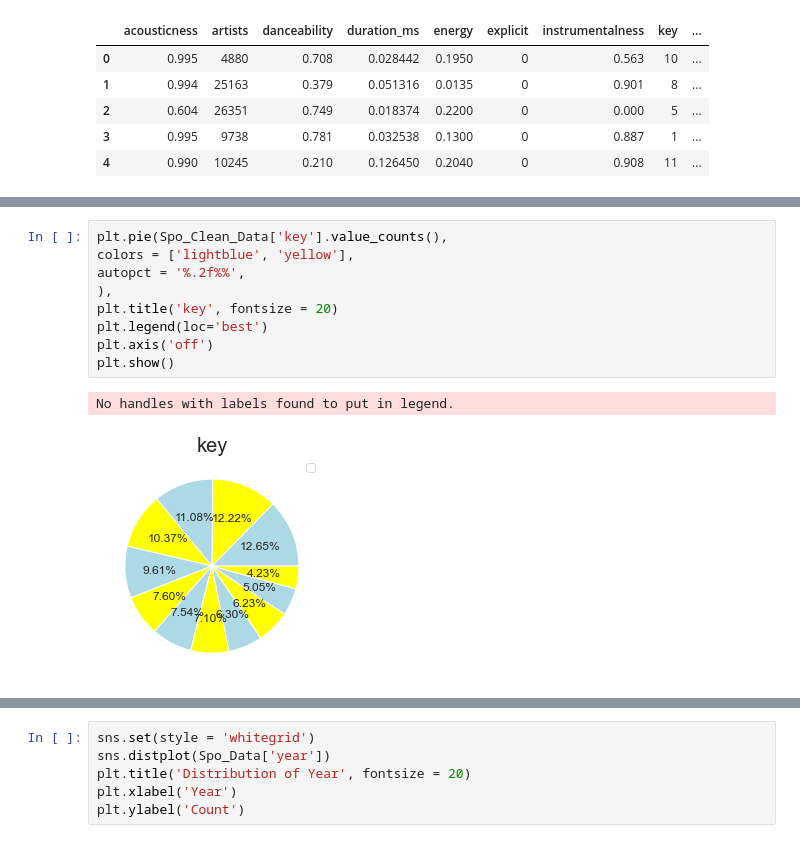
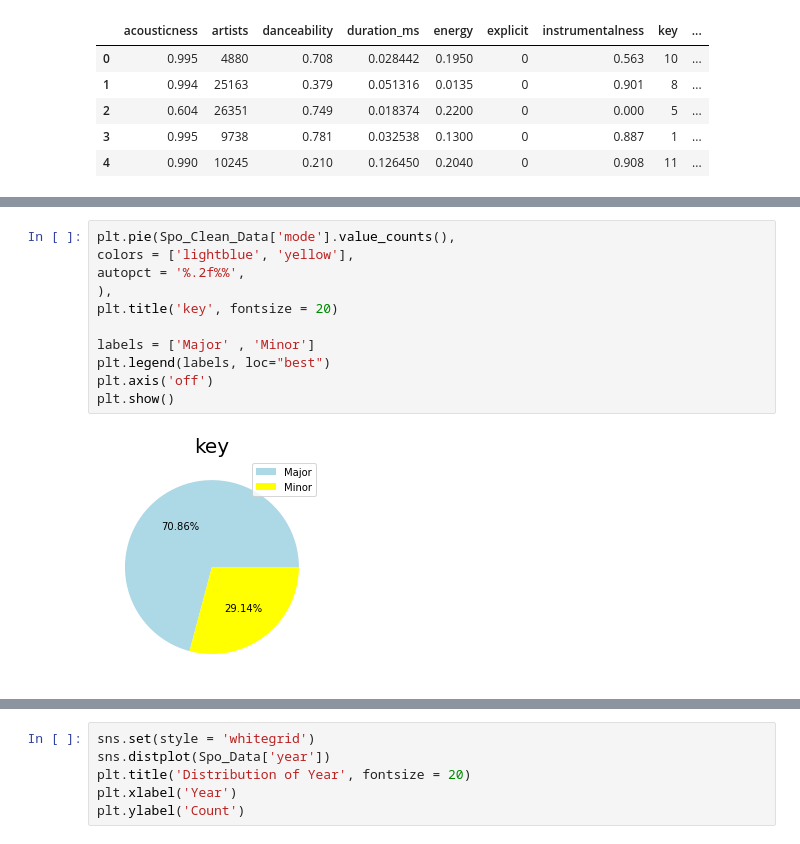
Before and after one commit to EinarUlzary/Spotify, a Jupyter notebook: firstStatisticalAnalysis.ipynb, the cells around one changed output, grey strips where cells are left out. Cells and saved outputs as stored; diff of their text form.

```diff
--- a/firstStatisticalAnalysis.ipynb
+++ b/firstStatisticalAnalysis.ipynb
@@ -83,12 +113,13 @@ Text(0, 0.5, 'Rate')
 # %%
-plt.pie(Spo_Clean_Data['key'].value_counts(),
+plt.pie(Spo_Clean_Data['mode'].value_counts(),
 colors = ['lightblue', 'yellow'],
 autopct = '%.2f%%',
 ),
 plt.title('key', fontsize = 20)
-plt.legend(loc='best')
+
+labels = ['Major' , 'Minor']
+plt.legend(labels, loc="best")
 plt.axis('off')
 plt.show()
 # %% [output]
-No handles with labels found to put in legend.
-[figure, old version]
+[figure, new version]
```
Also changed, not shown: parts of 5 cells of this notebook, 3 other files.
